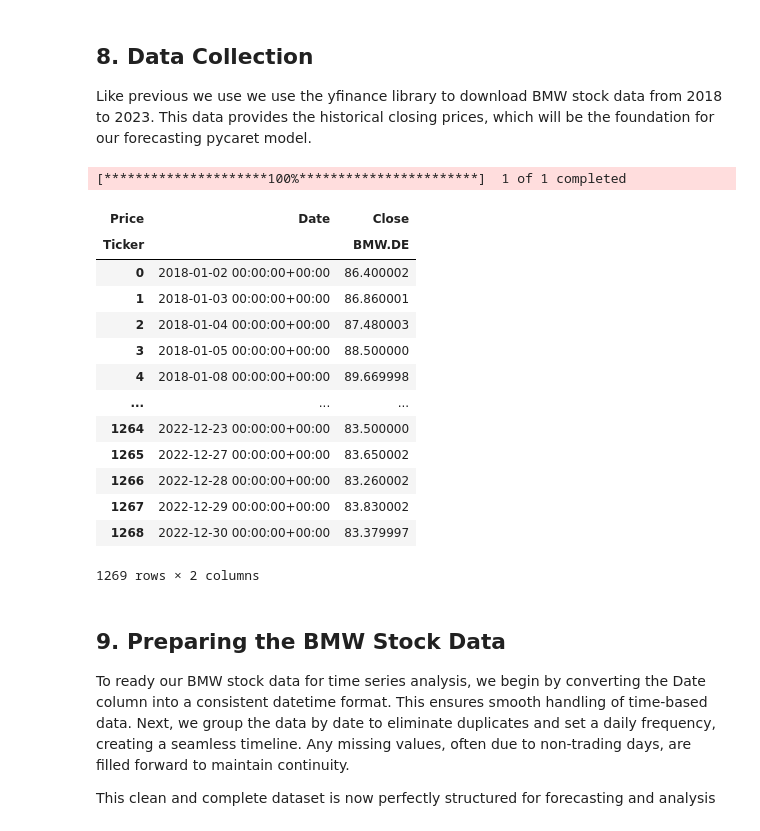
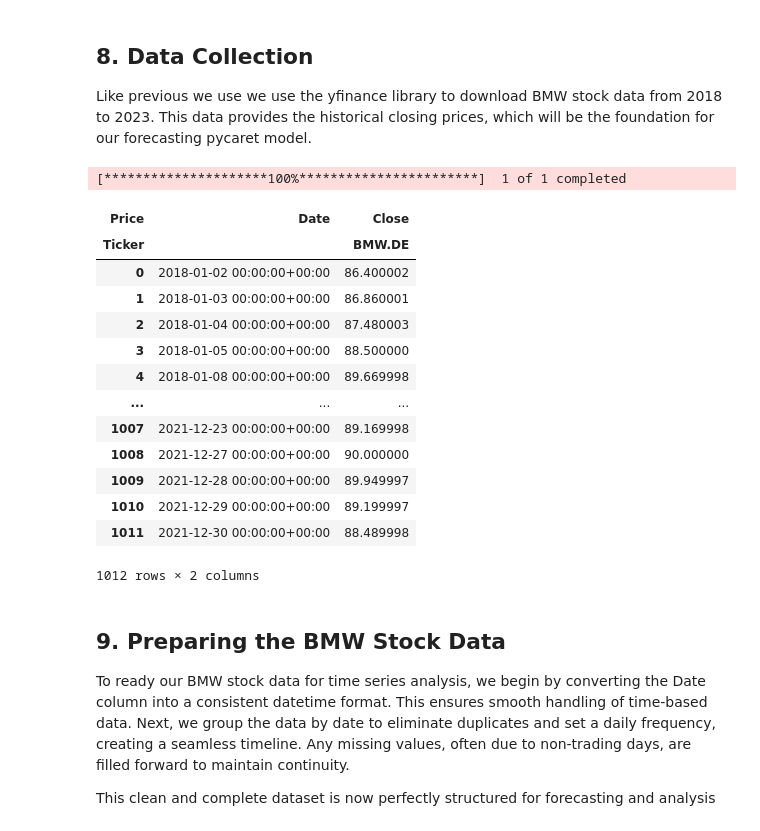
Before and after one commit to RedwanHr/CloudAI, a Jupyter notebook: MercedesVsBmw/2_Stockprices_model.ipynb, the cells around one changed output. Drawn from its saved outputs; the diff is of its cells as text; code cells hidden in the pictures.

```diff
--- a/MercedesVsBmw/2_Stockprices_model.ipynb
+++ b/MercedesVsBmw/2_Stockprices_model.ipynb
@@ -197,29 +195,29 @@ ModuleNotFoundError: No module named '_plotly_utils'
 Like previous we use we use the yfinance library to download BMW stock data from 2018 to 2023. This data provides the historical closing prices, which will be the foundation for our forecasting pycaret model.
 # %%
 # Download BMW stock data from Yahoo Finance
-bmw_data = yf.download("BMW.DE", start="2018-01-01", end="2023-01-01")
+bmw_data = yf.download("BMW.DE", start="2018-01-01", end="2022-01-01")
 bmw_data = bmw_data.dropna()
 
 bmw_data= bmw_data[['Close']]
 bmw_data.reset_index(level=0, inplace=True)
 bmw_data['Date'] = pd.to_datetime(bmw_data['Date'])
 bmw_data
 # %% [output]
 [*********************100%***********************]  1 of 1 completed
 | Price | Date | Close |
 | Ticker |  | BMW.DE |
 | 0 | 2018-01-02 00:00:00+00:00 | 86.400002 |
 | 1 | 2018-01-03 00:00:00+00:00 | 86.860001 |
 | 2 | 2018-01-04 00:00:00+00:00 | 87.480003 |
 | 3 | 2018-01-05 00:00:00+00:00 | 88.500000 |
 | 4 | 2018-01-08 00:00:00+00:00 | 89.669998 |
 | ... | ... | ... |
-| 1264 | 2022-12-23 00:00:00+00:00 | 83.500000 |
-| 1265 | 2022-12-27 00:00:00+00:00 | 83.650002 |
-| 1266 | 2022-12-28 00:00:00+00:00 | 83.260002 |
-| 1267 | 2022-12-29 00:00:00+00:00 | 83.830002 |
-| 1268 | 2022-12-30 00:00:00+00:00 | 83.379997 |
+| 1007 | 2021-12-23 00:00:00+00:00 | 89.169998 |
+| 1008 | 2021-12-27 00:00:00+00:00 | 90.000000 |
+| 1009 | 2021-12-28 00:00:00+00:00 | 89.949997 |
+| 1010 | 2021-12-29 00:00:00+00:00 | 89.199997 |
+| 1011 | 2021-12-30 00:00:00+00:00 | 88.489998 |
-1269 rows × 2 columns
+1012 rows × 2 columns
 # %% [markdown]
 ## 9.  Preparing the BMW Stock Data
 
```
Also changed, not shown: parts of 7 cells of this notebook, 8 other files.
